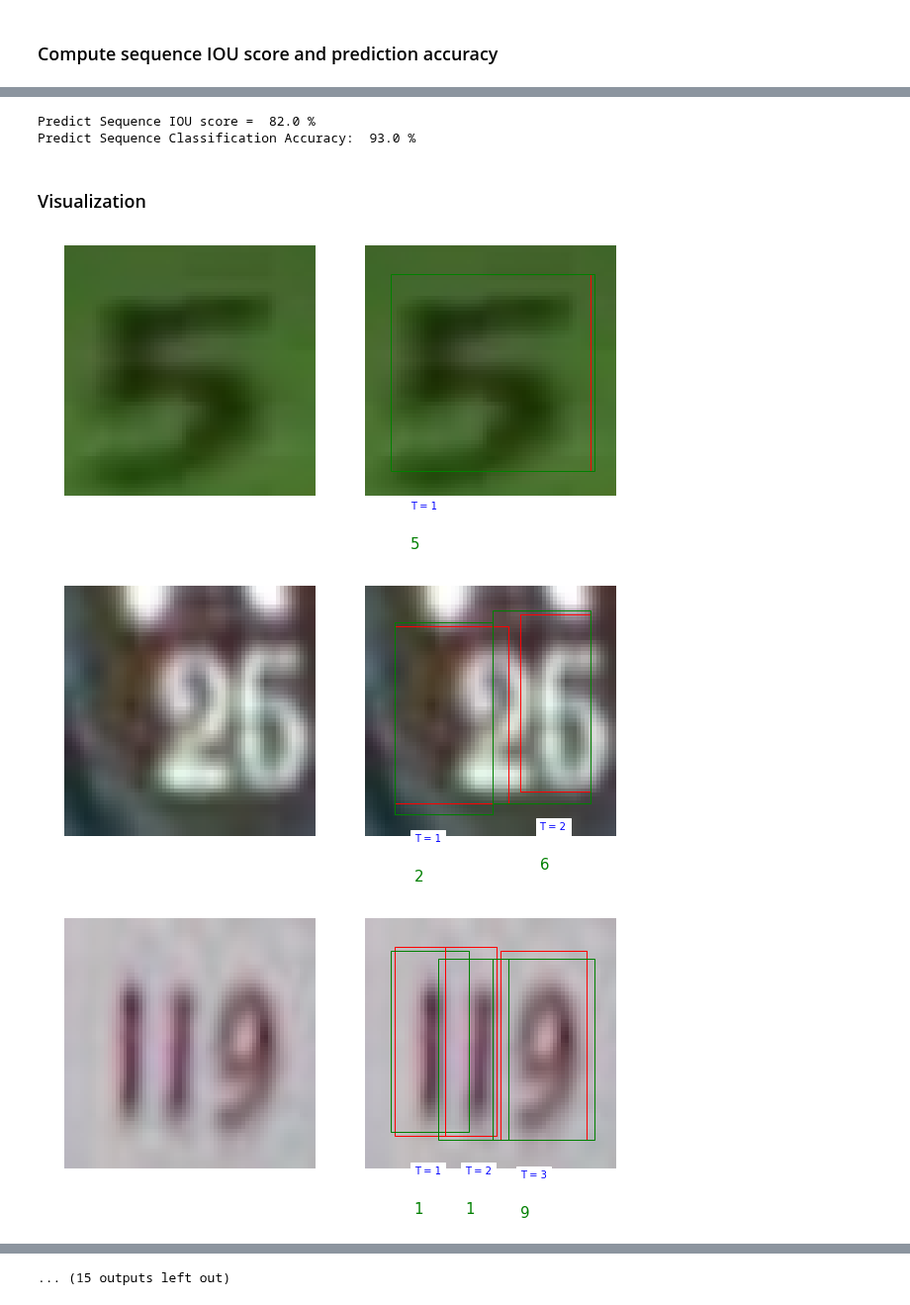
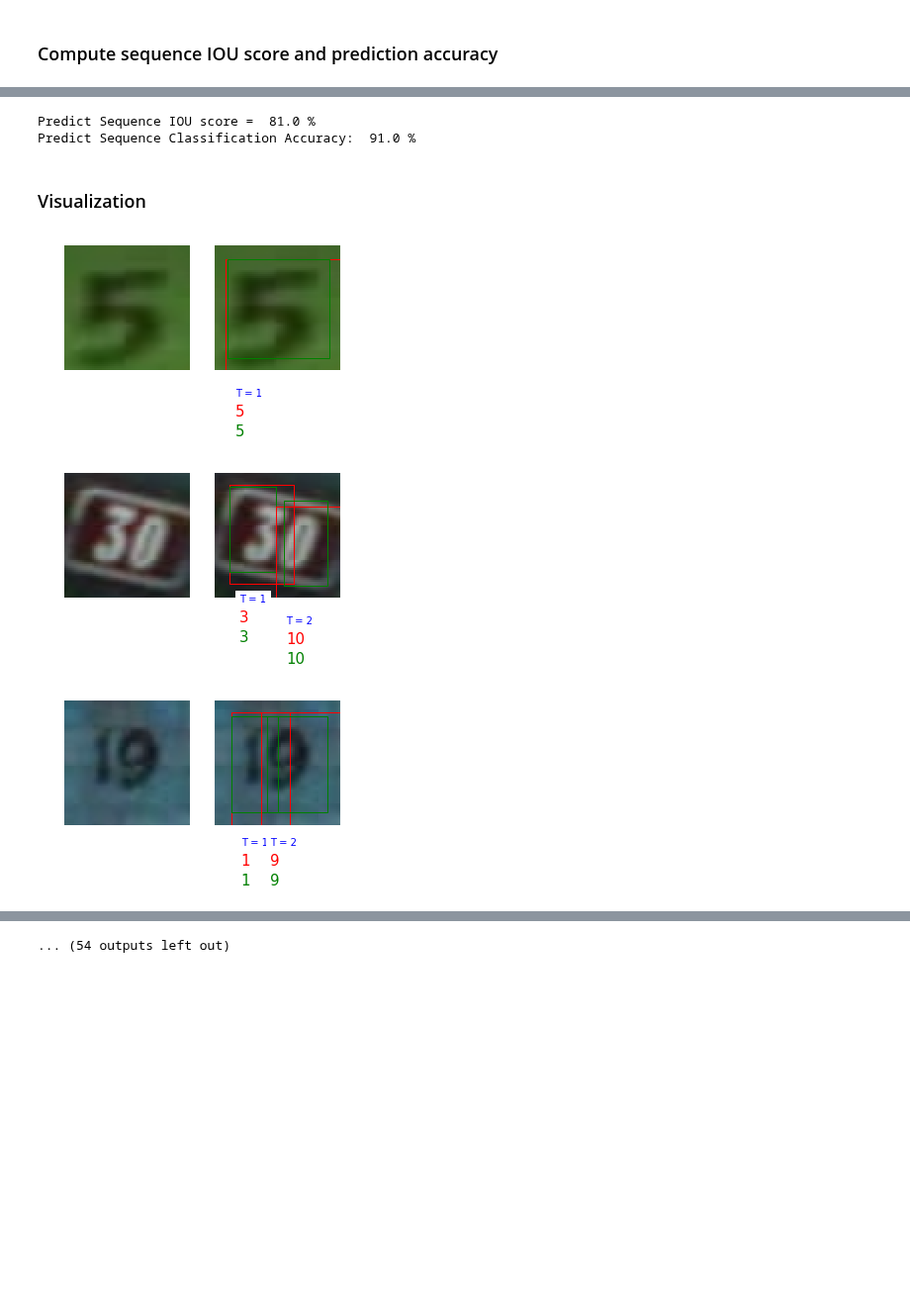
Before and after one commit to tonyjo/multi_digit_classification_attention, a Jupyter notebook: SVHN/evaluate_and_viz_end2end.ipynb, the cells around one changed output, grey strips where cells are left out. Shown at 99% size. Drawn from its saved outputs; the diff is of its cells as text; code cells hidden in the pictures; blank space fills up the shorter version.

```diff
--- a/SVHN/evaluate_and_viz_end2end.ipynb
+++ b/SVHN/evaluate_and_viz_end2end.ipynb
@@ -15,7 +15,7 @@ import matplotlib.patches as patches
 ### Plot properties
 # %%
 %matplotlib inline
-plt.rcParams['figure.figsize'] = (10.0, 15.0)  # set default size of plots
+plt.rcParams['figure.figsize'] = (5.0, 5.0)  # set default size of plots
 plt.rcParams['image.interpolation'] = 'nearest'
 plt.rcParams['image.cmap'] = 'gray'
 
@@ -88,7 +88,7 @@ print_every      = 1000
 batch_size       = 1
 max_steps        = 6
 lstm_hidden      = 128
-pretrained_model = './model/lstm4/model-230'
+pretrained_model = './model/lstm5/model-125'
 # %% [markdown]
 ### Load dataset
 # %%
@@ -225,10 +209,10 @@ for t in range(n_iters):
     sample_acc_prd = 0.0
     for T in range(max_steps):
         ## Ground
-        sample_left_grd  = grnd_bboxes[t][0][T][0]
-        sample_top_grd   = grnd_bboxes[t][0][T][1]
-        sample_width_grd = grnd_bboxes[t][0][T][2]
-        sample_heigt_grd = grnd_bboxes[t][0][T][3]
+        sample_left_grd  = int(grnd_bboxes[t][0][T][0])
+        sample_top_grd   = int(grnd_bboxes[t][0][T][1])
+        sample_width_grd = int(grnd_bboxes[t][0][T][2])
+        sample_heigt_grd = int(grnd_bboxes[t][0][T][3])
 
         ## Predicted
         sample_left  = int(pred_bboxes[t][T][0][0])
@@ -264,8 +248,8 @@ for t in range(n_iters):
                     sample_acc_prd += 1.0
     # Accumlate
     valid_seq_length.append(sample_seq)
-    final_IOU_score += sample_iou/sample_seq
-    final_seq_acc_prd += sample_acc_prd/sample_seq
+    final_IOU_score += (sample_iou/sample_seq)
+    final_seq_acc_prd += (sample_acc_prd/sample_seq)
     # Print Every
     if t%print_every == 0:
         print('Inference Completion..{%d/%d}' % (t, n_iters))
@@ -294,12 +278,12 @@ Completed!
 print('Predict Sequence IOU score = ', np.ceil((final_IOU_score/count)*100), '%')
 print('Predict Sequence Classification Accuracy: ', np.ceil((final_seq_acc_prd/count)*100), '%')
 # %% [output]
-Predict Sequence IOU score =  82.0 %
-Predict Sequence Classification Accuracy:  93.0 %
+Predict Sequence IOU score =  81.0 %
+Predict Sequence Classification Accuracy:  91.0 %
 # %% [markdown]
 ### Visualization
 # %%
-shift_viz = 500
+shift_viz = 200
 # %%
 ## Upscale attention mask
 upscaled_attn_images = []
@@ -321,36 +305,36 @@ for t in range(0, n_iters, shift_viz):
     val_seq = valid_seq_length[t]
     for T in range(1, val_seq+1):
         # ax[1].imshow(upscaled_attn_images[count][T], alpha=0.5)
 
         # Ground
         sample_left_grd  = grnd_bboxes[t][0][T][0]
         sample_top_grd   = grnd_bboxes[t][0][T][1]
         sample_width_grd = grnd_bboxes[t][0][T][2]
         sample_heigt_grd = grnd_bboxes[t][0][T][3]
 
         sample_left  = int(pred_bboxes[t][T][0][0])
         sample_top   = int(pred_bboxes[t][T][0][1])
-        sample_width = int(pred_bboxes[t][T][0][2])
-        sample_heigt = int(pred_bboxes[t][T][0][3])
+        sample_width = int(pred_bboxes[t][T][0][2]) + 10
+        sample_heigt = int(pred_bboxes[t][T][0][3]) + 10
 
         rect1 = patches.Rectangle((sample_left, sample_top), sample_width, sample_heigt,linewidth=1,edgecolor='r',facecolor='none')
         rect2 = patches.Rectangle((sample_left_grd, sample_top_grd), sample_width_grd, sample_heigt_grd,linewidth=1,edgecolor='g',facecolor='none')
 
         #ax[T+1].text(0, 1, (int(sample_left), int(sample_top), int(sample_width), int(sample_heigt)), color='black', backgroundcolor='white', fontsize=7)
         #ax[T+1].text(0, 56, 'iou: ' + str(np.round(iou_sample, decimals=3)), color='black', backgroundcolor='white', fontsize=7)
         text_x = int(sample_left + 5)
         text_y = int(sample_top + sample_heigt + 10)
         ax[1].text(text_x, text_y, 'T = ' + str(T), color='blue', backgroundcolor='white', fontsize=10)
         ax[1].text(text_x, text_y+10, str(np.argmax(grnd_labels[t][0][T])), color='red', backgroundcolor='white', fontsize=15)
-        ax[1].text(text_x, text_y+10, str(np.argmax(pred_cpthas[t][T][0])), color='green', backgroundcolor='white', fontsize=15)
+        ax[1].text(text_x, text_y+20, str(np.argmax(pred_cpthas[t][T][0])), color='green', backgroundcolor='white', fontsize=15)
         ax[1].add_patch(rect1)
         ax[1].axis('off')
         ax[1].add_patch(rect1)
         ax[1].add_patch(rect2)
         ax[1].axis('off')
 
     plt.show()
 # %% [output]
-[figure, old version]
+[figure, new version]
-[figure, old version]
+[figure, new version]
-[figure, old version]
+[figure, new version]
@@ -366 +350 @@ for t in range(0, n_iters, shift_viz):
-... (15 outputs left out)
+... (54 outputs left out)
```
Also changed, not shown: parts of 4 cells of this notebook, 4 other files.
